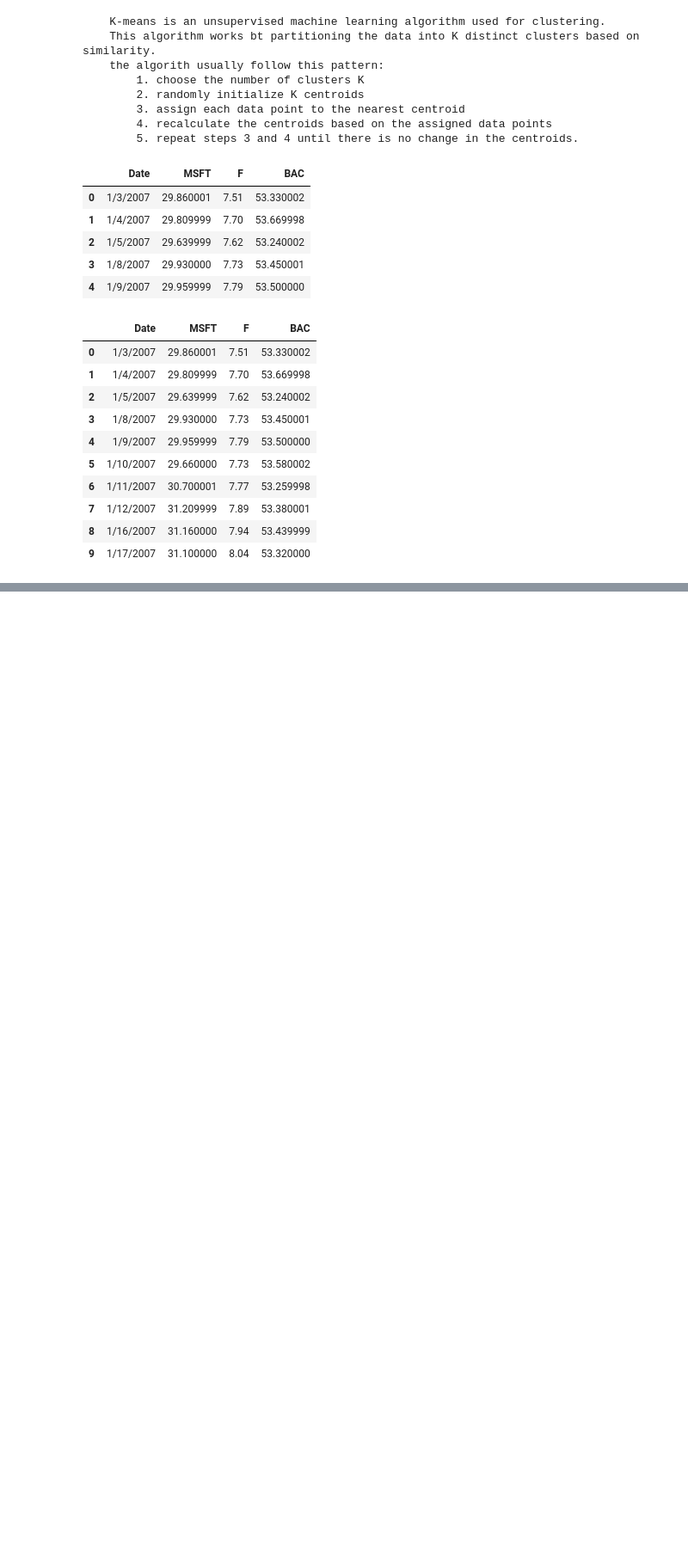
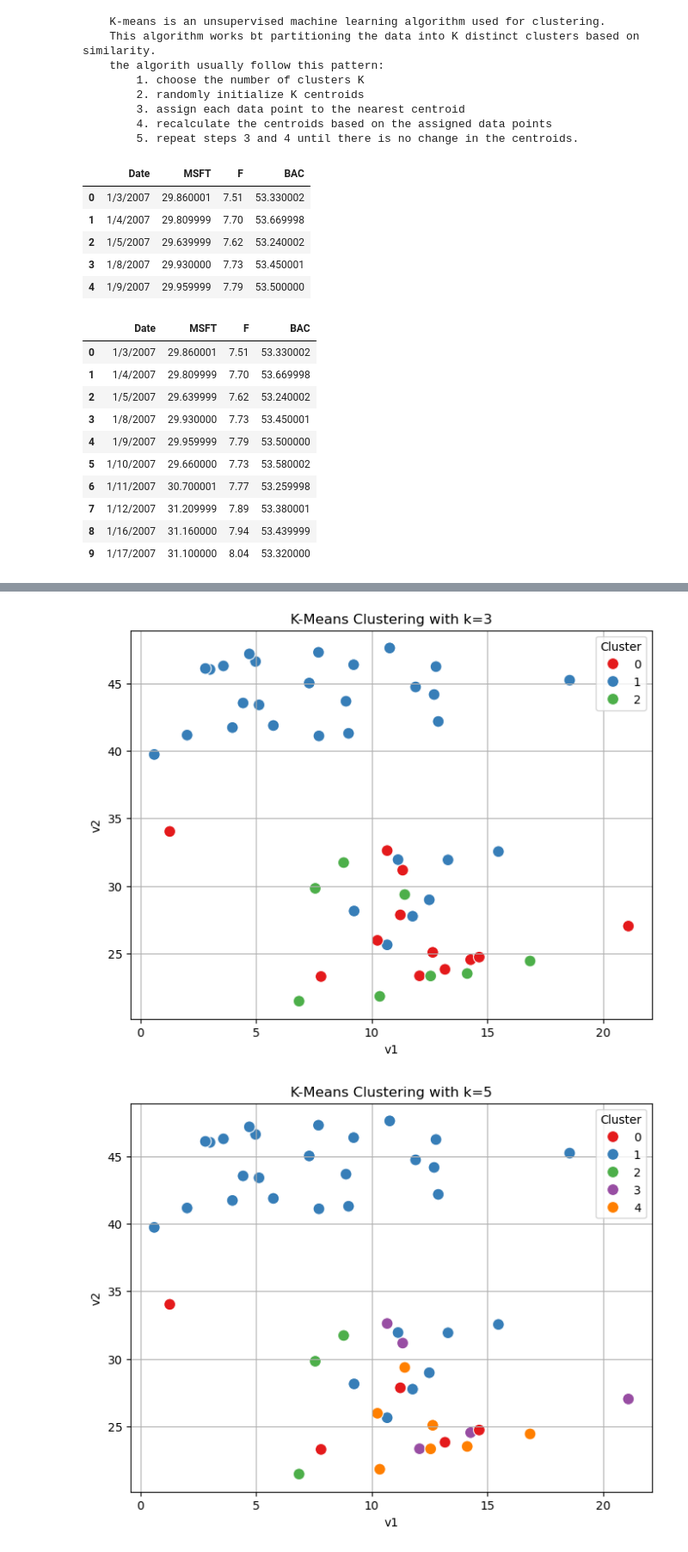
Before and after one commit to Vlouis22/data_science_hmw, a Jupyter notebook: Final_Exam S 2025.ipynb, the cells around one changed output, grey strips where cells are left out. Shown at 86% size. Saved outputs shown, nothing was run; the diff lists cells and outputs as text; code cells hidden in the pictures; blank space fills up the shorter version.

```diff
--- a/Final_Exam S 2025.ipynb
+++ b/Final_Exam S 2025.ipynb
@@ -317,0 +349,39 @@ print((df["BAC"] == 0).sum()) # output: 0
+# %%
+# To determine the different efforts of countries on the environmental issues. We would like to apply clustering using a dataset
+# of 51 different countries.
+# read "data_Clustering.csv".
+# Q14: Perform clustering using k-means (choose k=3, 5 , 7 and 9 )
+
+import matplotlib.pyplot as plt
+import pandas as pd
+import seaborn as sns
+from sklearn.cluster import KMeans
+from IPython.display import clear_output
+
+df = pd.read_csv("data_Clustering.csv")
+X = df.select_dtypes(include=['float64', 'int64'])
+k_values = [3, 5, 7, 9]
+cluster_results = {}
+errors = {}
+
+for k in k_values:
+    # using KMeans from sklearn instead of starting from scratch
+    kmeans = KMeans(n_clusters=k, random_state=42)
+    cluster_labels = kmeans.fit_predict(X)
+    cluster_results[k] = cluster_labels
+    df[f'Cluster_k{k}'] = cluster_labels
+    # this is for the next question
+    errors[k] = kmeans.inertia_
+
+
+for i in range(len(k_values)):
+    k = k_values[i]
+    plt.figure(figsize=(8, 6))
+    sns.scatterplot(x=X.iloc[:, 0], y=X.iloc[:, 1], hue=df[f'Cluster_k{k}'], palette='Set1', s=100)
+    plt.title(f"K-Means Clustering with k={k}")
+    plt.legend(title="Cluster")
+    plt.grid(True)
+    plt.show()
+# %% [output]
+[figure, added]
+[figure, added]
```
Also changed, not shown: parts of 18 cells of this notebook.
